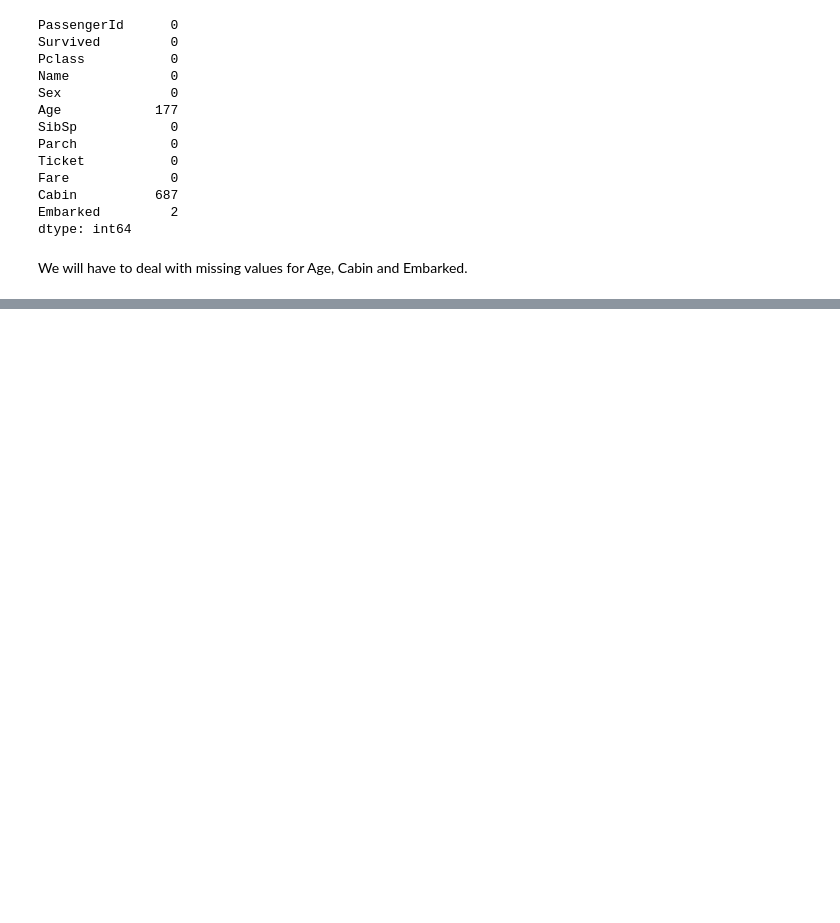
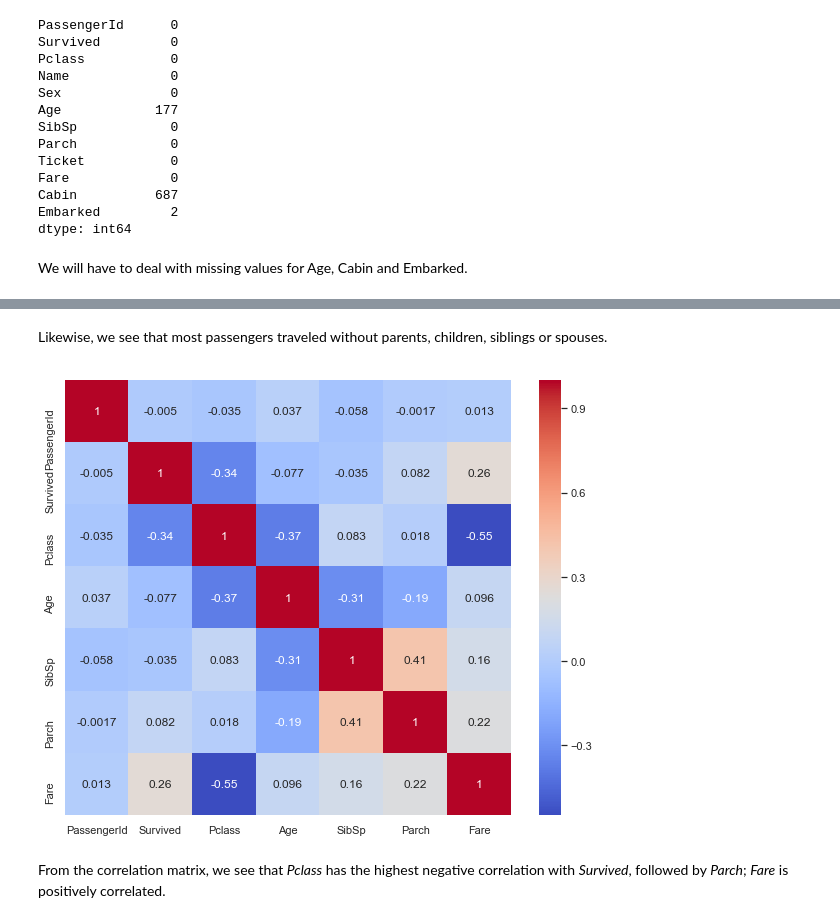
Before and after one commit to amypeniston/data-science-toolbox, a Jupyter notebook: kaggle_competitions/titanic/1_EDA.ipynb, the cells around one changed output, grey strips where cells are left out. Saved outputs shown, nothing was run; the diff lists cells and outputs as text; code cells hidden in the pictures; blank space fills up the shorter version.

```diff
--- a/kaggle_competitions/titanic/1_EDA.ipynb
+++ b/kaggle_competitions/titanic/1_EDA.ipynb
@@ -94,0 +112,9 @@ plt.show()
+# %% [markdown]
+Likewise, we see that most passengers traveled without parents, children, siblings or spouses.
+# %%
+sns.heatmap(train.corr(), annot=True, cmap="coolwarm")
+plt.show()
+# %% [output]
+[figure, added]
+# %% [markdown]
+From the correlation matrix, we see that *Pclass* has the highest negative correlation with *Survived*, followed by *Parch*; *Fare* is positively correlated.
```
Also changed, not shown: parts of 17 cells of this notebook, 1 other file.
